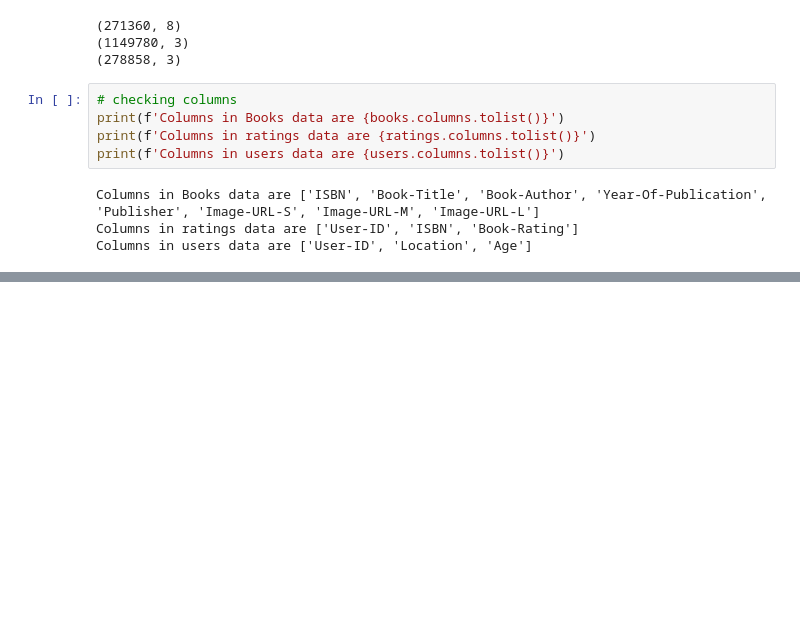
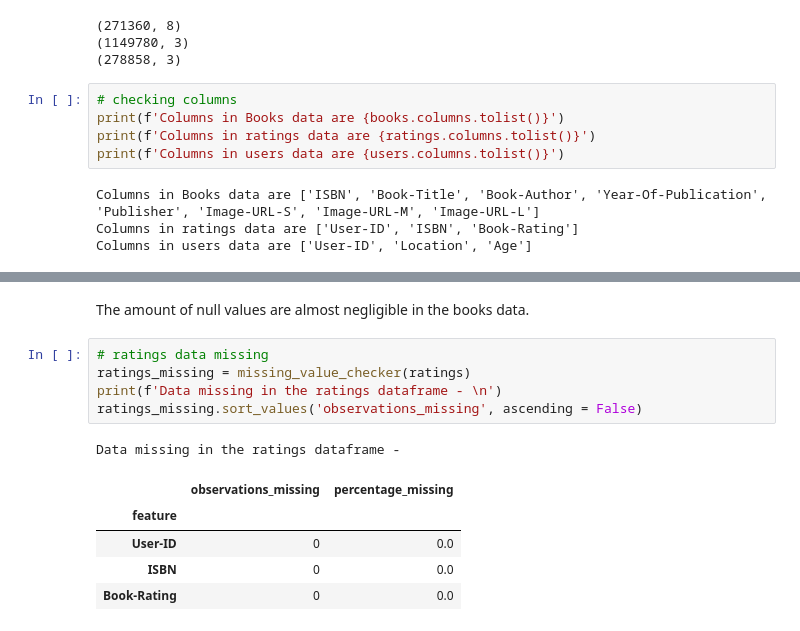
Before and after one commit to RanojoyBiswas/Book-Recommendation-System---Ranajay-Biswas, a Jupyter notebook: Book_Recommendation_System_Ranajay_Biswas.ipynb, the cells around one changed output, grey strips where cells are left out. Cells and saved outputs as stored; diff of their text form; blank space fills up the shorter version.

```diff
--- a/Book_Recommendation_System_Ranajay_Biswas.ipynb
+++ b/Book_Recommendation_System_Ranajay_Biswas.ipynb
@@ -147,0 +187,14 @@ Columns in users data are ['User-ID', 'Location', 'Age']
+# %% [markdown]
+The amount of null values are almost negligible in the books data.
+# %%
+# ratings data missing
+ratings_missing = missing_value_checker(ratings)
+print(f'Data missing in the ratings dataframe - \n')
+ratings_missing.sort_values('observations_missing', ascending = False)
+# %% [output]
+Data missing in the ratings dataframe -
+|  | observations_missing | percentage_missing |
+| feature |  |  |
+| User-ID | 0 | 0.0 |
+| ISBN | 0 | 0.0 |
+| Book-Rating | 0 | 0.0 |
```
Also changed, not shown: parts of 17 cells of this notebook.
